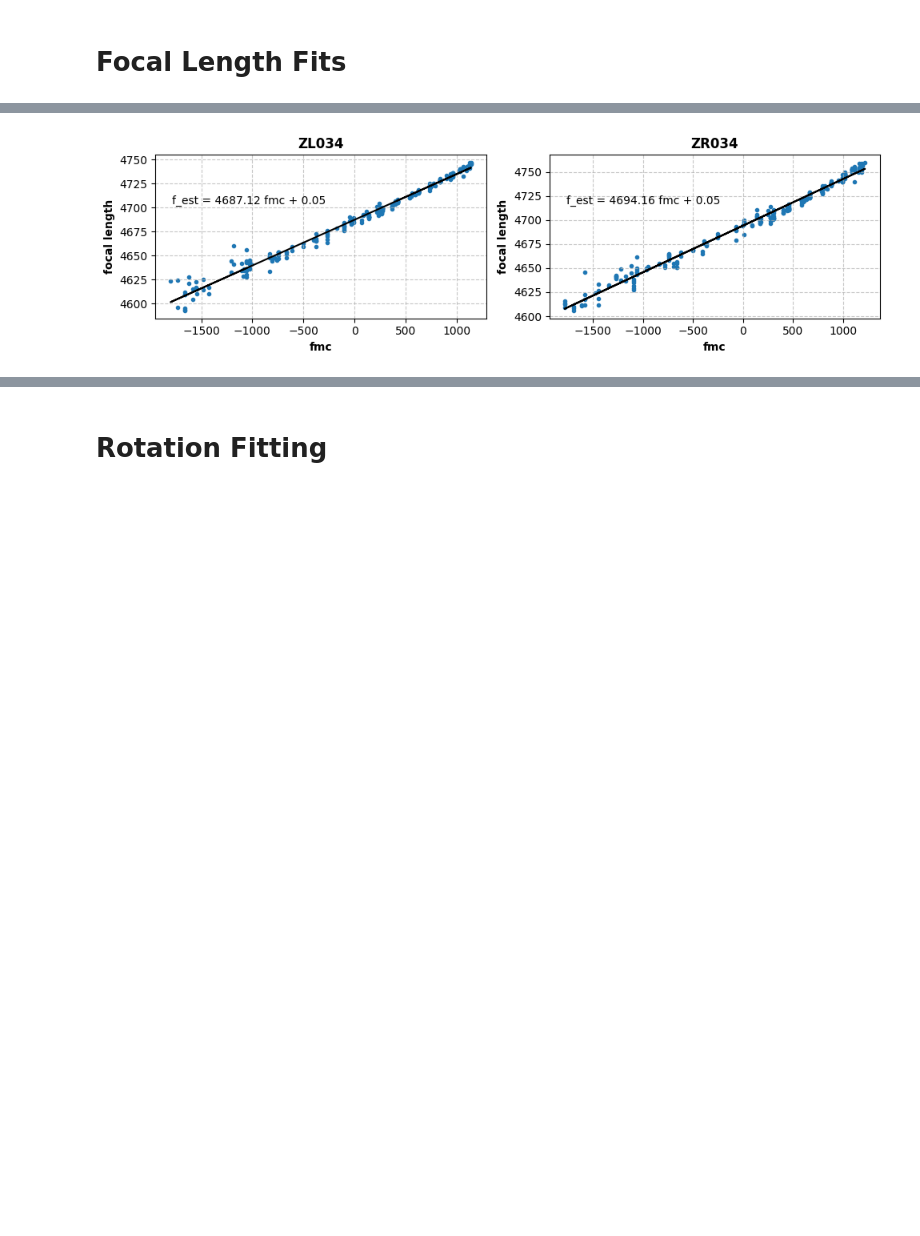
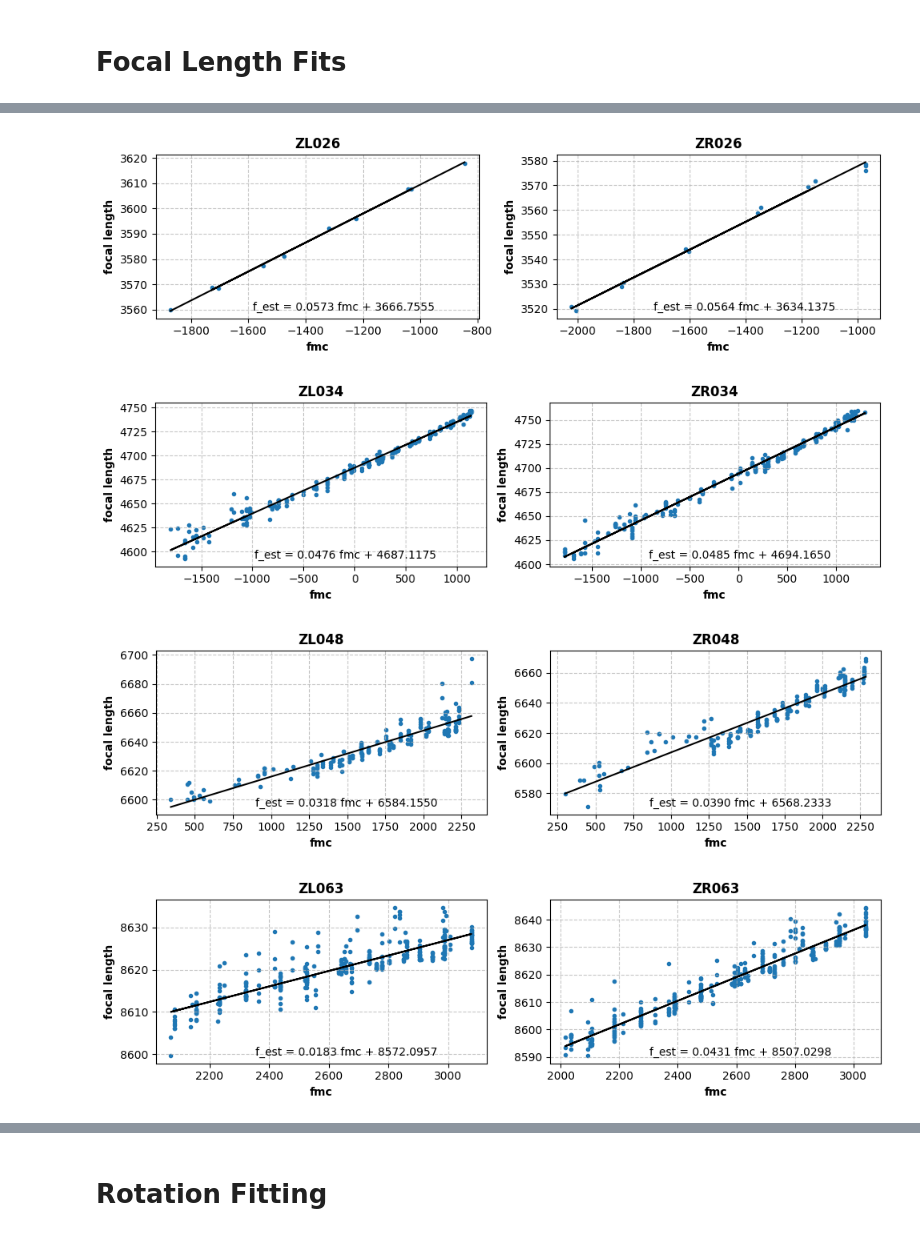
Before and after one commit to cdt59/MPPP, a Jupyter notebook: Geocalibration/geocal_30.ipynb, the cells around one changed output, grey strips where cells are left out. Drawn from its saved outputs; the diff is of its cells as text; code cells hidden in the pictures; blank space fills up the shorter version.

```diff
--- a/Geocalibration/geocal_30.ipynb
+++ b/Geocalibration/geocal_30.ipynb
@@ -93,20 +84,25 @@ data_all = pd.read_excel(data_fpath, index_col=0)
 data_all = parse_cahvor(data_all)
 
 # drop the outliers
-drop_idxs = [1298, 1434, 1861, 1886, 1887, 1889, 1894, 1896, 1898, 1910, 1911, 1912, 1926, 1927, 1928] # outliers based on fl-fmc plots
+drop_idxs = [0, 1, 2, 3, 4, 5, 6, 7, 8, 9, 286, 287, 288, 289, 290,
+            291, 292, 293, 294, 295, 296, 1298, 1434, 1582, 1583, 1584,
+            1585, 1674, 1675, 1676, 1677, 1679, 1680, 1738, 1739, 1740,
+            1741, 1742, 1831, 1831, 1832, 1833, 1834, 1836, 1860, 1861,
+            1885, 1886, 1887, 1889, 1894, 1896, 1898, 1910, 1911, 1912,
+            1913, 1914, 1915, 1926, 1927, 1928, 1929, 1930, 1931]
 data_all.drop(axis=0, index=drop_idxs, inplace=True)
 data_all.reset_index(inplace=True, drop=True)
 
-# split into left and right camera
-zl34, zr34 = get_zl_zr(f_str, data_all)
+
 
 # data structure to store the fits
 f_strs = ['026', '034', '048', '063', '079', '110']
 template = {"fl0":None, "fl1":None,
           "rot_mc_0":None, "rot_mc_1":None,
           "lmbd_h":0.3, "lmbd_v":0.009, "lmbd_a":90}
-params = {f"ZL{f_str}":template.copy()}
-params.update({f"ZR{f_str}":template.copy()})
+
+params.update({f"ZL{f_str}":template.copy() for f_str in f_strs})
+params.update({f"ZR{f_str}":template.copy() for f_str in f_strs})
 params["rot_rrp"] = R.from_quat([0,0,0,1])
 # %% [markdown]
 # Focal Length Fits
@@ -126,28 +138,36 @@ print(f"[R] fl = {theta_r[0]:.5f} + {theta_r[1]:.5f} * fmc")
 # %%
-fig, ax = plt.subplots(1, 2, figsize=(10, 3))
-f_str = "034"
+f_str = "026"
 
-# ZL034 FL-FMC plots
-ax[0].scatter(zl34["fmc"], zl34["f_est"], marker='.')
-ax[0].plot(zl34["fmc"], [theta_l[0] + theta_l[1] * f for f in zl34["fmc"]],
-        color="black")
-ax[0].grid(linestyle="--", alpha=0.7)
-ax[0].set_xlabel("fmc", fontweight="bold")
-ax[0].set_ylabel("focal length", fontweight="bold")
-ax[0].set_title(f"ZL034", fontweight="bold")
-ax[0].text(0.05, 0.7, "f_est = {:.2f} fmc + {:.2f}".format(*theta_l), transform=ax[0].transAxes)
+for f_str in f_strs:
+        fig, ax = plt.subplots(1, 2, figsize=(10, 3))
+
+        zl, zr = get_zl_zr(f_str, data_all)
+        # ZL034 FL-FMC plots
+        ax[0].scatter(zl["fmc"], zl["f_est"], marker='.')
+        fl0_l, fl1_l = params[f"ZL{f_str}"]["fl0"], params[f"ZL{f_str}"]["fl1"]
+        ax[0].plot(zl["fmc"], [fl0_l + fl1_l * f for f in zl["fmc"]],
+                color="black")
+        ax[0].grid(linestyle="--", alpha=0.7)
+        ax[0].set_xlabel("fmc", fontweight="bold")
+        ax[0].set_ylabel("focal length", fontweight="bold")
+        ax[0].set_title(f"ZL{f_str}", fontweight="bold")
+        ax[0].text(0.3, 0.05, "f_est = {:.4f} fmc + {:.4f}".format(fl1_l, fl0_l), transform=ax[0].transAxes)
 
 
-# ZR034 FL-FMC plots
-ax[1].scatter(zr34["fmc"], zr34["f_est"], marker='.')
-ax[1].plot(zr34["fmc"], [theta_r[0] + theta_r[1] * f for f in zr34["fmc"]],
-        color="black")
-ax[1].grid(linestyle="--", alpha=0.7)
-ax[1].set_xlabel("fmc", fontweight="bold")
-ax[1].set_ylabel("focal length", fontweight="bold")
-ax[1].set_title(f"ZR034", fontweight="bold")
-ax[1].text(0.05, 0.7, "f_est = {:.2f} fmc + {:.2f}".format(*theta_r), transform=ax[1].transAxes)
+        # ZR034 FL-FMC plots
+        ax[1].scatter(zr["fmc"], zr["f_est"], marker='.')
+        fl0_r, fl1_r = params[f"ZR{f_str}"]["fl0"], params[f"ZR{f_str}"]["fl1"]
+        ax[1].plot(zr["fmc"], [fl0_r + fl1_r * f for f in zr["fmc"]],
+                color="black")
+        ax[1].grid(linestyle="--", alpha=0.7)
+        ax[1].set_xlabel("fmc", fontweight="bold")
+        ax[1].set_ylabel("focal length", fontweight="bold")
+        ax[1].set_title(f"ZR{f_str}", fontweight="bold")
+        ax[1].text(0.3, 0.05, "f_est = {:.4f} fmc + {:.4f}".format(fl1_r, fl0_r), transform=ax[1].transAxes)
 
-fig.tight_layout()
+        fig.tight_layout()
 # %% [output]
-[figure, old version]
+[figure, new version]
+[figure, added]
+[figure, added]
+[figure, added]
```
Also changed, not shown: parts of 15 cells of this notebook, 1 other file.
